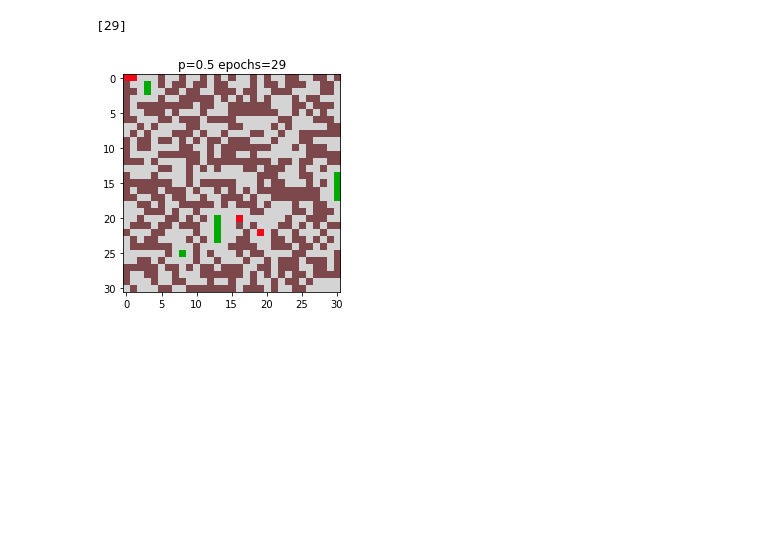
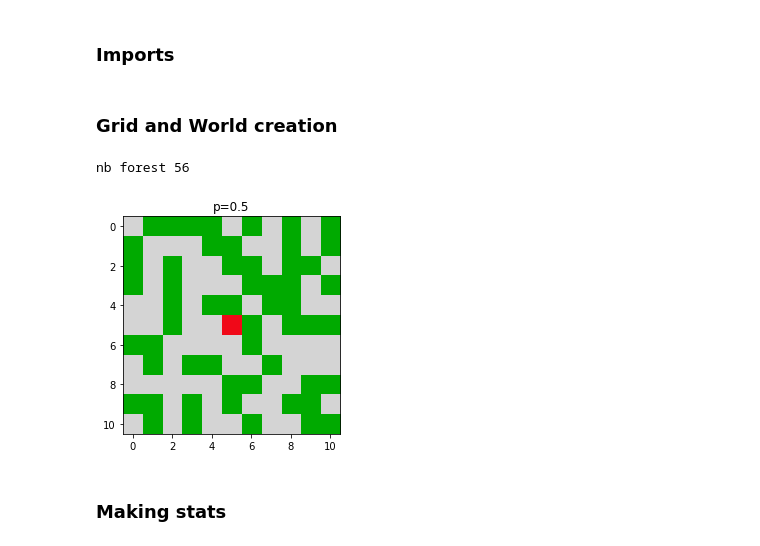
Before and after one commit to Tmehamli/automate-cellulaire, a Jupyter notebook: fireforest.ipynb, the cells around one changed output. Saved outputs shown, nothing was run; the diff lists cells and outputs as text; code cells hidden in the pictures; blank space fills up the shorter version.

Commit message:
+curves

```diff
--- a/fireforest.ipynb
+++ b/fireforest.ipynb
@@ -1,22 +1,30 @@
+# %% [markdown]
+### Imports ###
 # %%
 import numpy as np
 import matplotlib.pyplot as plt
 import datetime
 import imageio
 import os
+# %% [markdown]
+### Grid and World creation ###
 # %%
 class Grid:
-    def __init__(self, p = 0.5, SIZE = 31):
+    def __init__(self, p=0.5, SIZE=11):
         self._p = p
         self.state = {'fire': 3, 'forest': 2, 'ash':1, 'empty':0}
         self.shape = np.array([SIZE, SIZE])
         self._grid = np.random.choice(3, SIZE*SIZE , p = [1-p, 0, p]).reshape((SIZE, SIZE))
         self._grid[SIZE//2,SIZE//2] = self.state['fire']
         self._newGrid = self._grid.copy()
+        self._numberOfForestInit = self.getNumberOfKey()
         self.palette = np.array([[212,212,212],     # empty
                     [125,72,76],      # ash
                     [0,170,0],       # forest
                    [240,8,24]])     # fire
+    def getNumberOfKey(self, key = 2):
+        return np.count_nonzero(self._grid == key)
+
     def _find_neighbors(self, pos):
         l = pos[0]
         c = pos[1]
@@ -58,13 +66,21 @@ class Grid:
         else:
             return True
     def draw_grid(self):
-        plt.title('p={} epochs={}'.format(self._p))
-        plt.imshow(palette[self._grid])
+        plt.title('p={}'.format(self._p))
+        plt.imshow(self.palette[self._grid])
 
     def save_grid(self, epochs):
         output_file = '%s.jpg' % datetime.datetime.now()#.strftime('%Y-%M-%d-%H-%M-%S')
         plt.title('p={} epochs={}'.format(self._p, epochs))
         plt.imshow(self.palette[self._grid])
         plt.savefig(output_file,bbox_inches='tight', dpi=75)
+# %%
+g = Grid()
+g.draw_grid()
+
+print("nb forest", g.getNumberOfKey())
+# %% [output]
+nb forest 56
+[figure, added]
 # %%
 class World:
@@ -117,15 +133,5 @@ class World:
                 os.remove(im)
             output_file = 'Gif-%s.gif' % datetime.datetime.now().strftime('%Y-%M-%d-%H-%M-%S')
             imageio.mimsave(output_file, imagesIo, duration=duration)
-# %%
-nb = 1
-epochs_need = []
-for i in range(nb):
-    w = World()
-    w.until_ash(save_plot=True)
-    w.create_gif()
-    epochs_need.append(w.epochs_before_death)
-print(epochs_need)
-# %% [output]
-[29]
-[figure, removed]
+# %% [markdown]
+### Making stats ###
```
Also changed, not shown: parts of 4 cells of this notebook.
